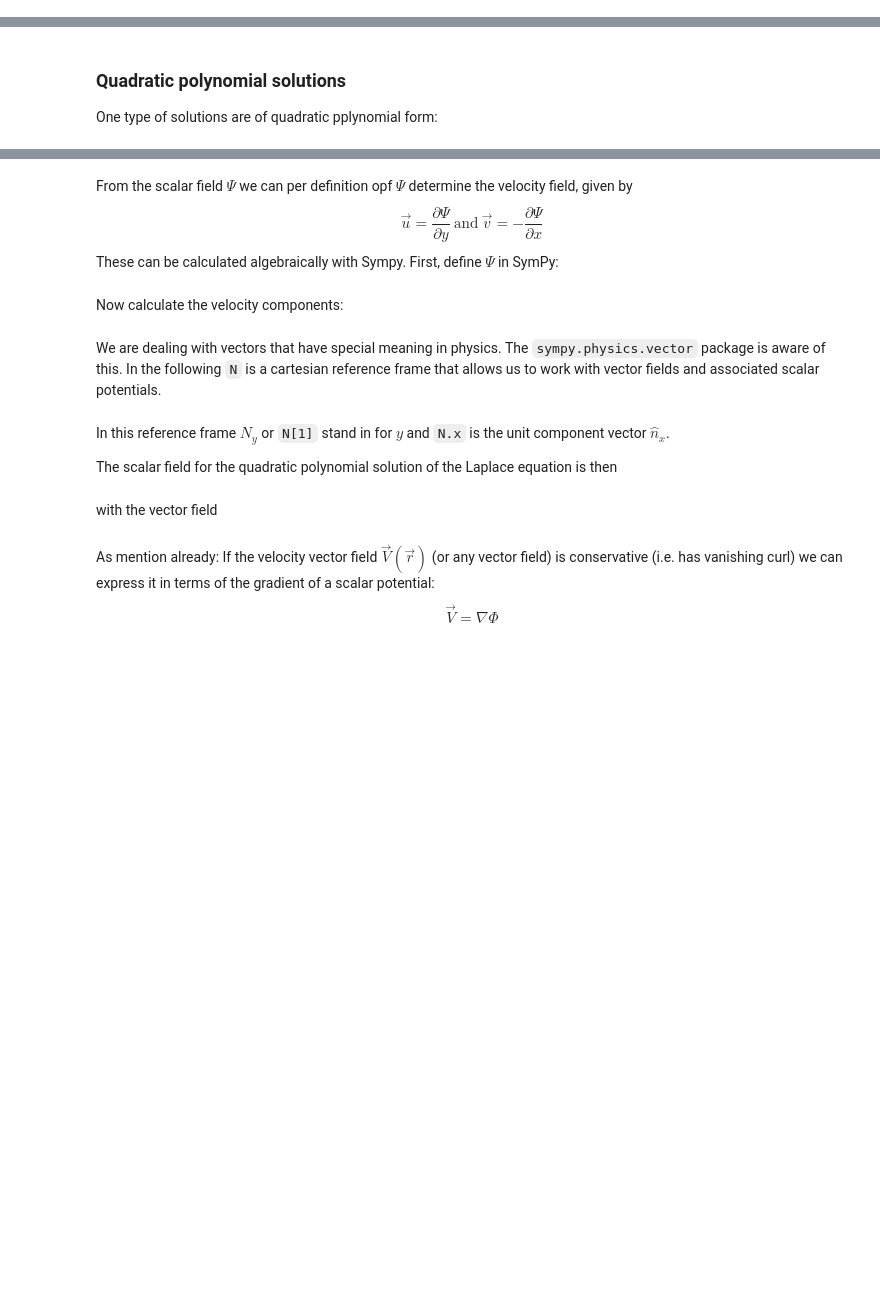
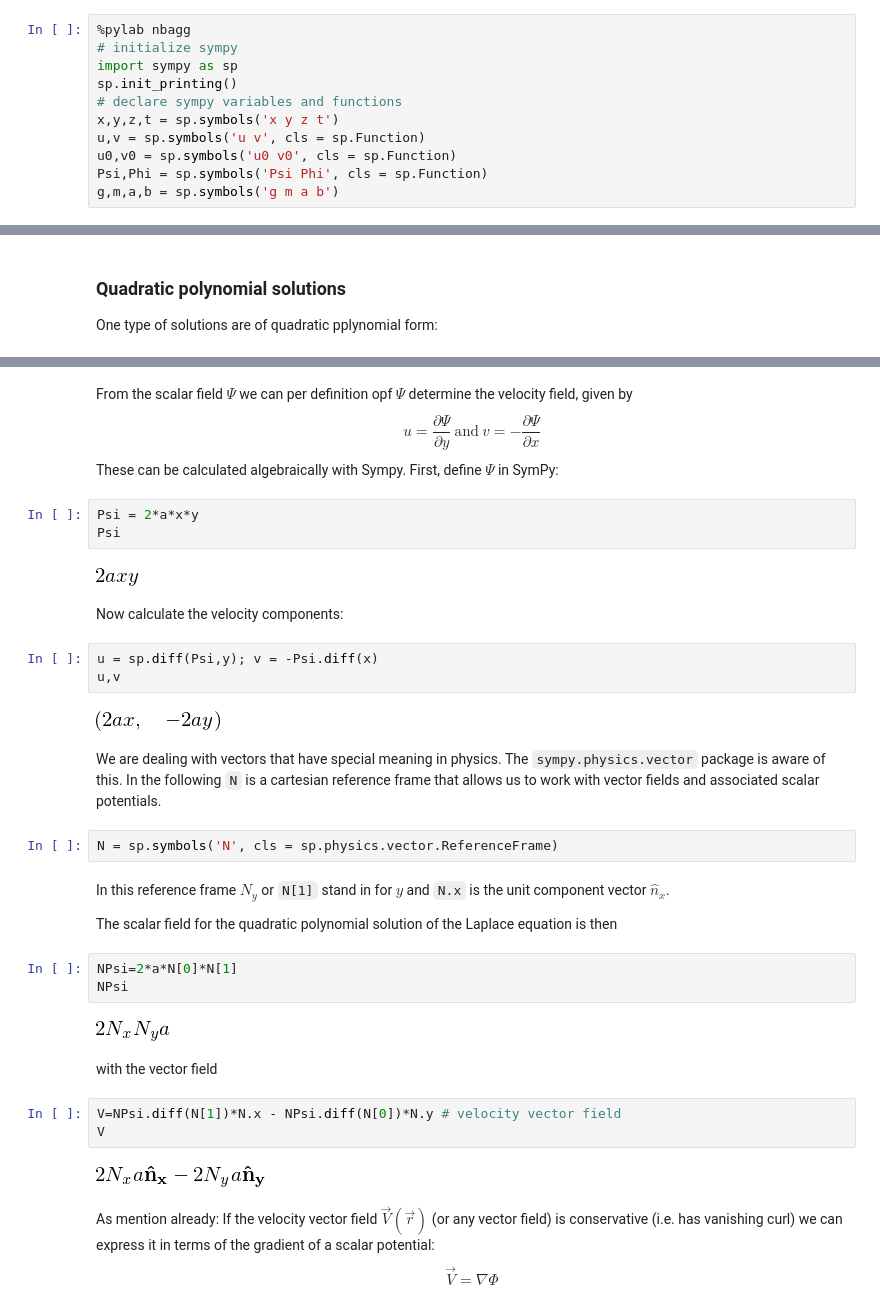
Before and after one commit to emkiley/physmath248_pilot, a Jupyter notebook: examples/VectorFieldsIdealFlowSympy.ipynb, the cells around one changed output, grey strips where cells are left out. Drawn from its saved outputs; the diff is of its cells as text; blank space fills up the shorter version.

```diff
--- a/examples/VectorFieldsIdealFlowSympy.ipynb
+++ b/examples/VectorFieldsIdealFlowSympy.ipynb
@@ -8,3 +8,14 @@ Brief Sympy cheat sheets that may be useful:
 
 ## Ideal flow
 In brief, the flow of fluids can be described in an idealized way if neither viscosity nor turbulence are important, and if the flow is incompressible. There is a narrow range in the Reynolds number $$1000 \leq Re = \frac{v\, l}{\frac{\mu}{\rho}} \leq 2000$$ where this is the case. This regime is called ideal flow, and it most notably breaks down near flow boundaries, such as walls (why?). In this regime both the curl and the divergence of the velocity field vanish: $$\nabla \times \vec{v} = 0$$ and $$\nabla  \vec{v} = 0$$
+# %%
+%pylab nbagg
+# initialize sympy
+import sympy as sp
+sp.init_printing()
+# declare sympy variables and functions
+x,y,z,t = sp.symbols('x y z t')
+u,v = sp.symbols('u v', cls = sp.Function)
+u0,v0 = sp.symbols('u0 v0', cls = sp.Function)
+Psi,Phi = sp.symbols('Psi Phi', cls = sp.Function)
+g,m,a,b = sp.symbols('g m a b')
@@ -18,16 +42,38 @@ One type of solutions are of quadratic pplynomial form:
 # %% [markdown]
 From the scalar field $\Psi$ we can per definition opf $\Psi$ determine the velocity field, given by
-$$ \vec u = \frac{\partial \Psi}{\partial y} \mathrm{\ and\ } \vec v = - \frac{\partial \Psi}{\partial x}$$
+$$  u = \frac{\partial \Psi}{\partial y} \mathrm{\ and\ }  v = - \frac{\partial \Psi}{\partial x}$$
 These can be calculated algebraically with Sympy. First, define $\Psi$ in SymPy:
+# %%
+Psi = 2*a*x*y
+Psi
+# %% [output]
+[figure, added]
 # %% [markdown]
 Now calculate the velocity components:
+# %%
+u = sp.diff(Psi,y); v = -Psi.diff(x)
+u,v
+# %% [output]
+[figure, added]
 # %% [markdown]
 We are dealing with vectors that have special meaning in physics. The `sympy.physics.vector` package is aware of this. In the following `N` is a cartesian reference frame that allows us to work with vector fields and associated scalar potentials.
+# %%
+N = sp.symbols('N', cls = sp.physics.vector.ReferenceFrame)
 # %% [markdown]
 In this reference frame $N_y$ or `N[1]` stand in for $y$ and `N.x` is the unit component vector $\hat n_x$.
 
 The scalar field for the quadratic polynomial solution of the Laplace equation is then
+# %%
+NPsi=2*a*N[0]*N[1]
+NPsi
+# %% [output]
+[figure, added]
 # %% [markdown]
 with the vector field
+# %%
+V=NPsi.diff(N[1])*N.x - NPsi.diff(N[0])*N.y # velocity vector field
+V
+# %% [output]
+[figure, added]
 # %% [markdown]
 As mention already: If the velocity vector field $\vec V(\vec r)$ (or any vector field) is conservative (i.e. has vanishing curl) we can express it in terms of the gradient of a scalar potential: $$\vec V =\nabla \Phi$$
```
Also changed, not shown: parts of 20 cells of this notebook, 1 other file.
